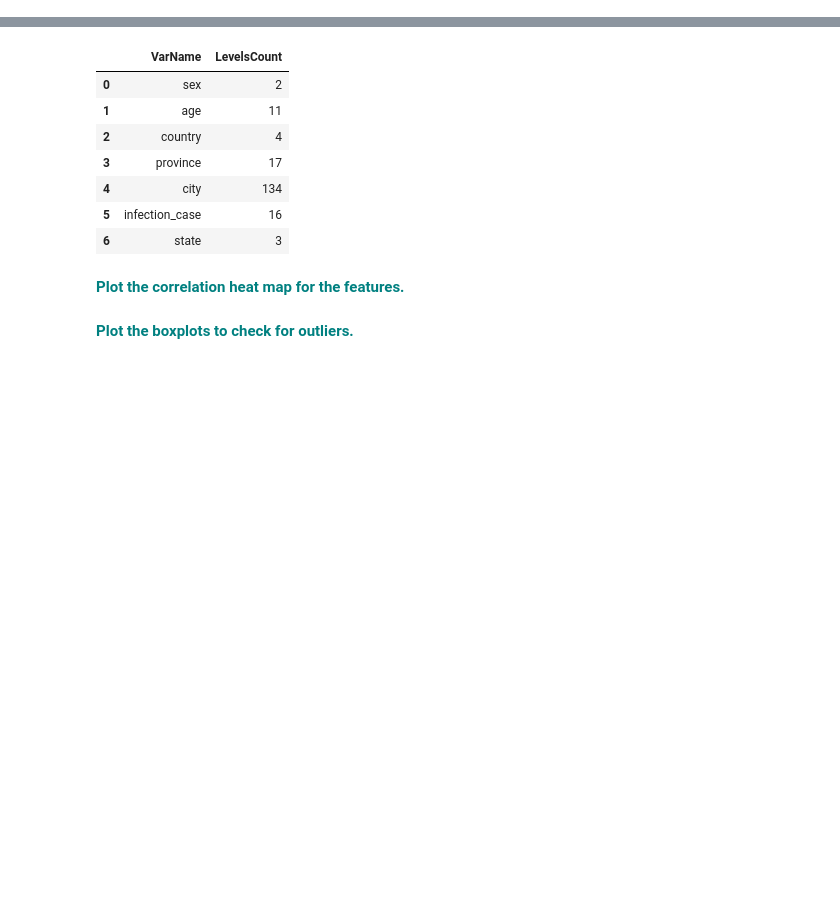
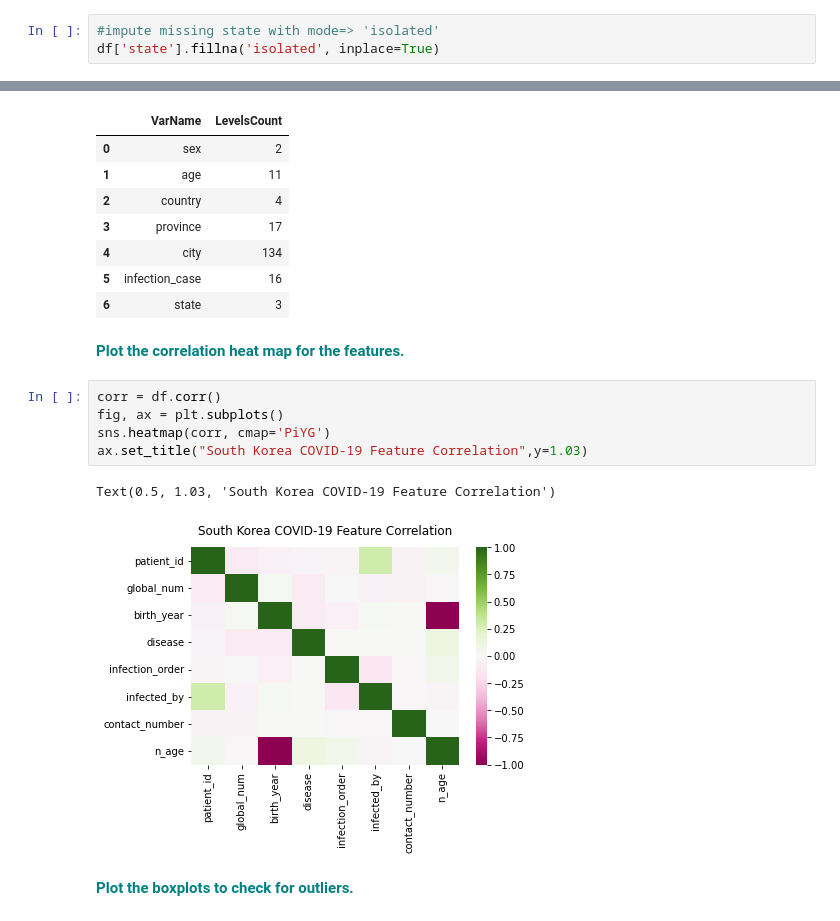
Before and after one commit to ehardwick2/RandomForest_Covid19_Case_Study, a Jupyter notebook: RandomForest_casestudy_covid19.ipynb, the cells around one changed output, grey strips where cells are left out. Saved outputs shown, nothing was run; the diff lists cells and outputs as text; blank space fills up the shorter version.

```diff
--- a/RandomForest_casestudy_covid19.ipynb
+++ b/RandomForest_casestudy_covid19.ipynb
@@ -219,3 +219,6 @@ df['age'] = np.where(df['age'].isnull(), np.select(conditions, values), df['age'
+# %%
+#impute missing state with mode=> 'isolated'
+df['state'].fillna('isolated', inplace=True)
 # %% [markdown]
  **<font color='teal'> Check for any remaining null values.</font>**
 # %%
@@ -325,5 +328,13 @@ vn
 | 6 | state | 3 |
 # %% [markdown]
 **<font color='teal'> Plot the correlation heat map for the features.</font>**
+# %%
+corr = df.corr()
+fig, ax = plt.subplots()
+sns.heatmap(corr, cmap='PiYG')
+ax.set_title("South Korea COVID-19 Feature Correlation",y=1.03)
+# %% [output]
+Text(0.5, 1.03, 'South Korea COVID-19 Feature Correlation')
+[figure, added]
 # %% [markdown]
 **<font color='teal'> Plot the boxplots to check for outliers. </font>**
```
Also changed, not shown: parts of 19 cells of this notebook.
